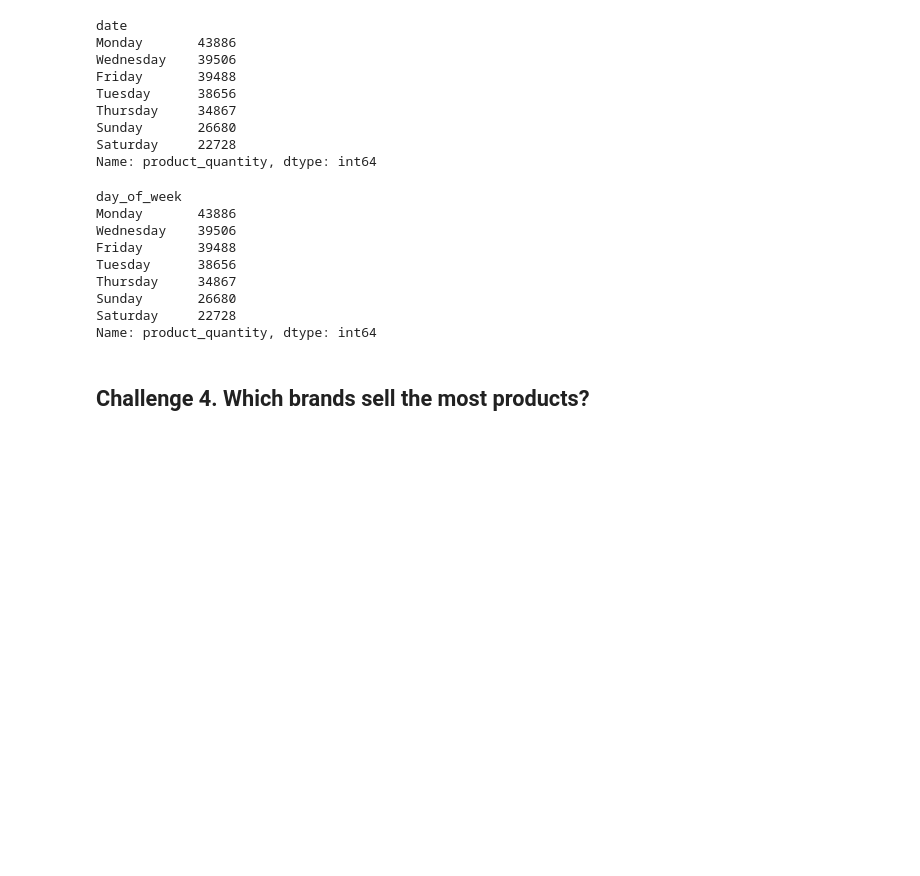
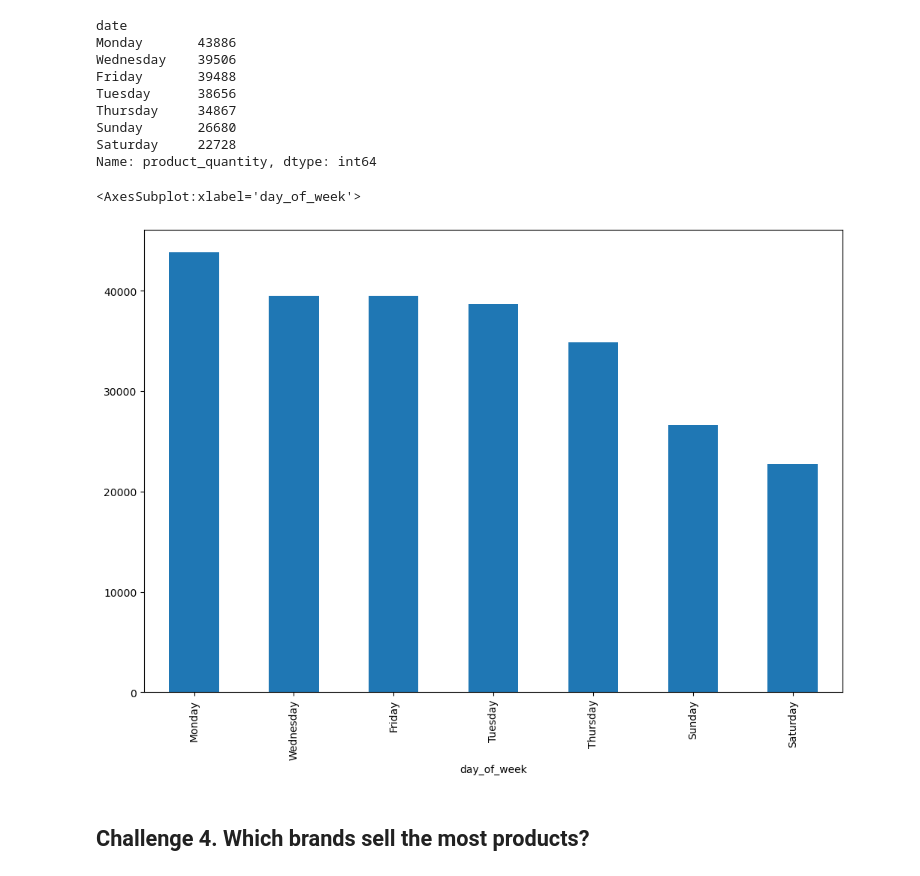
Before and after one commit to Joldon/data_cleaning_pandas, a Jupyter notebook: 3_4_groupby_challenges.ipynb, the cells around one changed output. Cells and saved outputs as stored; diff of their text form; code cells hidden in the pictures; blank space fills up the shorter version.

```diff
--- a/3_4_groupby_challenges.ipynb
+++ b/3_4_groupby_challenges.ipynb
@@ -372,17 +372,10 @@ Name: product_quantity, dtype: int64
 # %%
 ol_df['day_of_week'] = ol_df['date'].dt.day_name()
 ol_df
-ol_df.groupby('day_of_week')['product_quantity'].sum().sort_values(ascending=False)
+ol_df.groupby('day_of_week')['product_quantity'].sum().sort_values(ascending=False).plot(kind='bar', figsize=(12, 8))
 #plot
 # %% [output]
-day_of_week
-Monday       43886
-Wednesday    39506
-Friday       39488
-Tuesday      38656
-Thursday     34867
-Sunday       26680
-Saturday     22728
-Name: product_quantity, dtype: int64
+<AxesSubplot:xlabel='day_of_week'>
+[figure, added]
 # %% [markdown]
 ## Challenge 4. Which brands sell the most products?
```
Also changed, not shown: parts of 4 cells of this notebook.
